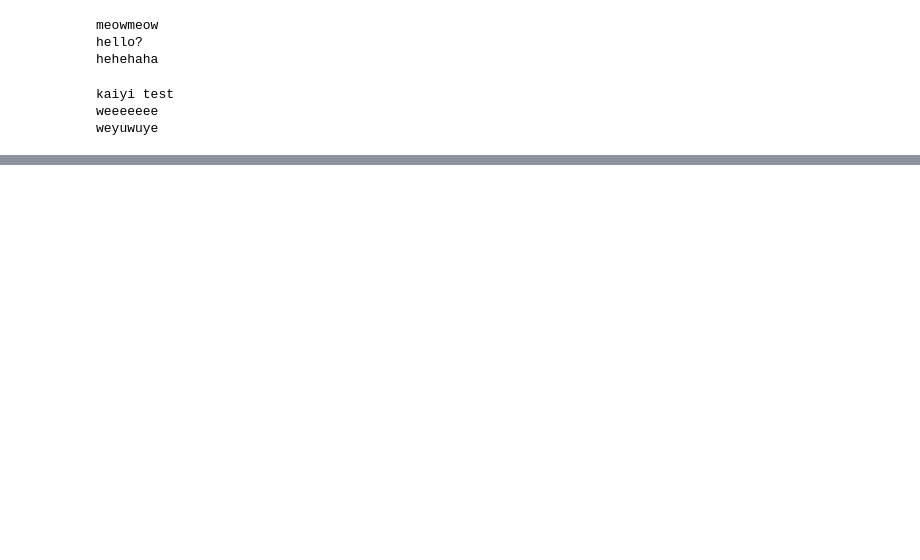
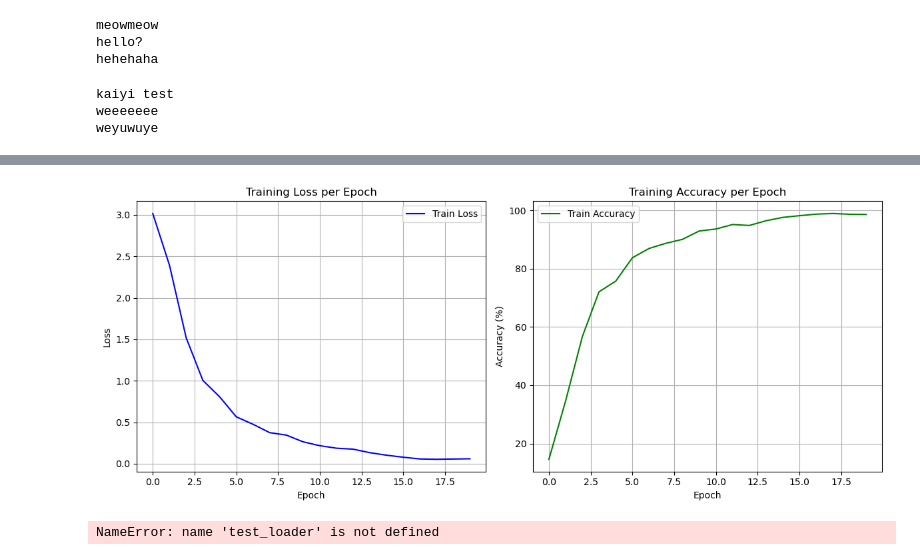
Before and after one commit to amelialon/IT1244-Final-Project, a Jupyter notebook: Proj.ipynb, the cells around one changed output, grey strips where cells are left out. Drawn from its saved outputs; the diff is of its cells as text; code cells hidden in the pictures; blank space fills up the shorter version.

Commit message:
Finished the cnn model, plotted training accuracy and losses, have yet to get test accuracy

```diff
--- a/Proj.ipynb
+++ b/Proj.ipynb
@@ -207,6 +226,6 @@ def get_n_params(model):
 # %%
-#input_size = ??
-#output_size = ??
+input_size = 224*224
+output_size = len(np.unique(y_train)) #number of classes=24
 
 class CNN(nn.Module):
     def __init__(self, input_size, n_features, output_size): #n_features = number of filters (feature maps)
@@ -214,8 +233,8 @@ class CNN(nn.Module):
         self.n_features = n_features
         self.conv1 = nn.Conv2d(in_channels=3, out_channels=n_features, kernel_size=5) # input channel = 3 to allow for rgb image, update kernel size accordingly based on the input size
         self.conv2 = nn.Conv2d(n_features, n_features, kernel_size=5)
-        self.fc1 = nn.Linear(n_features*4*4, 50)
-        self.fc2 = nn.Linear(50, 10) #adjust input and output variables accordingly
+        self.fc1 = nn.Linear(n_features*53*53, 50)
+        self.fc2 = nn.Linear(50, output_size) #adjust input and output variables accordingly
 
     def forward(self, x):
         x = self.conv1(x)
@@ -224,28 +243,27 @@ class CNN(nn.Module):
         x = self.conv2(x)
         x = F.relu(x)
         x = F.max_pool2d(x, kernel_size=2)
-        x = x.view(-1, self.n_feature*4*4) #flattens the multi-dimensional output from the convolutional and pooling layers into a 1D vector to feed into fc layers
+        x = x.view(-1, self.n_features*53*53) #flattens the multi-dimensional output from the convolutional and pooling layers into a 1D vector to feed into fc layers
         x = self.fc1(x) #fully connected layers at the end
         x = F.relu(x)
         x = self.fc2(x)
         x = F.log_softmax(x, dim=1) #apply log soft max to the output
+        return x
 # %%
 # Variables for our model
 # (TO BE ADJUSTED BASED ON HOW WE WANT TO TRAIN THE MODEL)
-batch_size = 64
-num_classes = 10
+n_features = 32
 learning_rate = 0.001
 num_epochs = 20
 # %%
 # Initialising the CNN model
-model = CNN(num_classes)
+model = CNN(input_size=224, n_features = n_features, output_size=24)
+model = model.to(device)
 
 # Set Loss function with criterion (can change i think)
 criterion = nn.CrossEntropyLoss()
 
 # Set optimizer with optimizer (can change)
 optimizer = torch.optim.SGD(model.parameters(), lr=learning_rate, weight_decay = 0.005, momentum = 0.9)
-
-total_step = len(train_loader)
 # %%
 # TRAINING
@@ -269,14 +330,54 @@ for epoch in range(num_epochs):
+# %%
+import matplotlib.pyplot as plt
+
+plt.figure(figsize=(12, 5))
+
+# Plot Loss
+plt.subplot(1, 2, 1)
+plt.plot(train_losses, label="Train Loss", color="blue")
+plt.title("Training Loss per Epoch")
+plt.xlabel("Epoch")
+plt.ylabel("Loss")
+plt.grid(True)
+plt.legend()
+
+# Plot Accuracy
+plt.subplot(1, 2, 2)
+plt.plot(train_accuracies, label="Train Accuracy", color="green")
+plt.title("Training Accuracy per Epoch")
+plt.xlabel("Epoch")
+plt.ylabel("Accuracy (%)")
+plt.grid(True)
+plt.legend()
+
+plt.tight_layout()
+plt.show()
+# %% [output]
+[figure, added]
 # %%
 # TESTING
 with torch.no_grad():
     correct = 0
     total = 0
+    test_loss = 0.0
+
     for images, labels in train_loader:
         images = images.to(device)
         labels = labels.to(device)
+
         outputs = model(images)
+        loss = criterion(outputs, labels)
+        test_loss += loss.item()
+
         _, predicted = torch.max(outputs.data, 1)
         total += labels.size(0)
         correct += (predicted == labels).sum().item()
 
-    print('Accuracy of the network on the {} train images: {} %'.format(50000, 100 * correct / total))
+avg_test_loss = test_loss / len(test_loader)
+test_accuracy = 100 * correct / total
+
+
+print(f"\nTest Loss: {avg_test_loss:.4f}")
+print(f"Test Accuracy: {test_accuracy:.2f}%")
+# %% [output]
+NameError: name 'test_loader' is not defined
```
Also changed, not shown: parts of 6 cells of this notebook.
